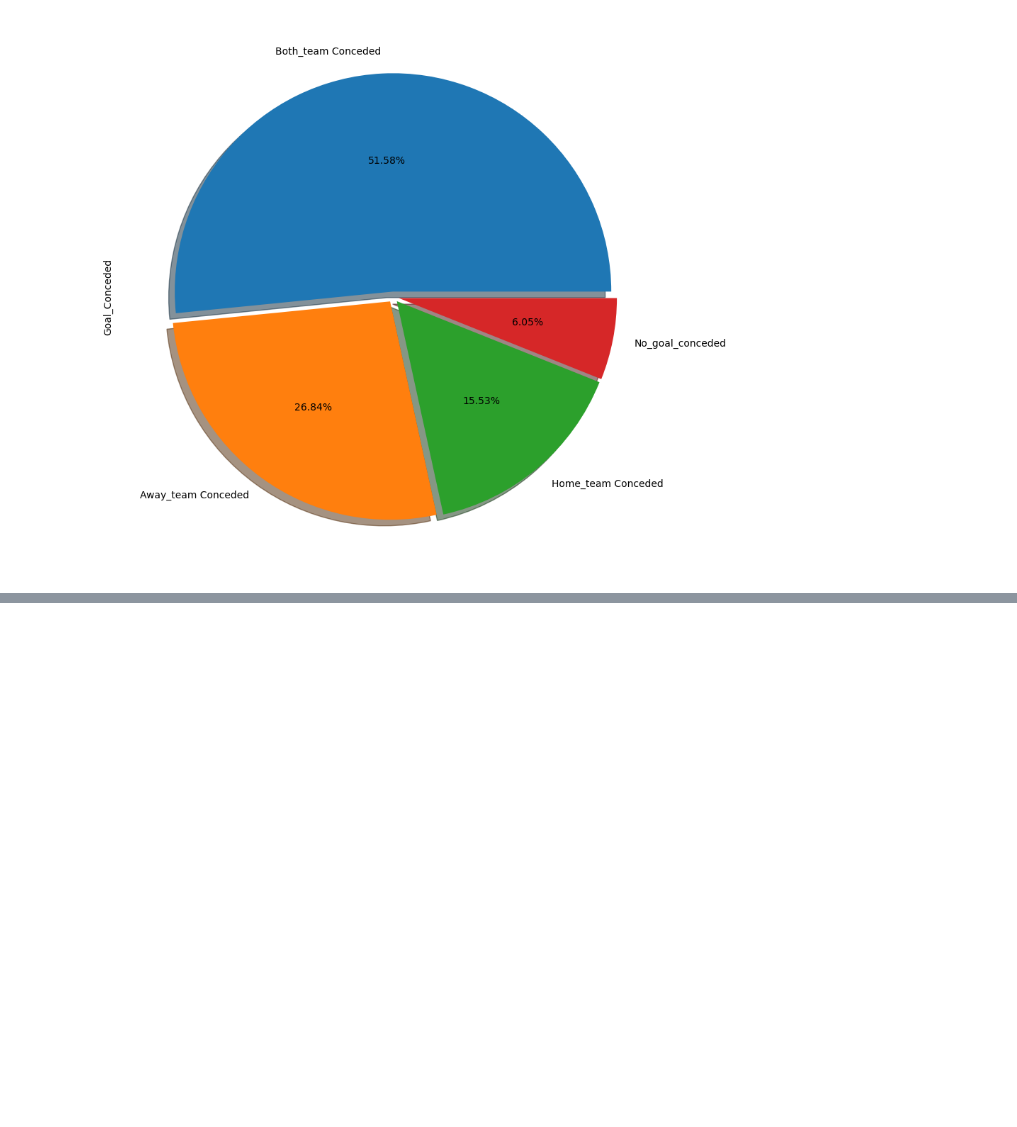
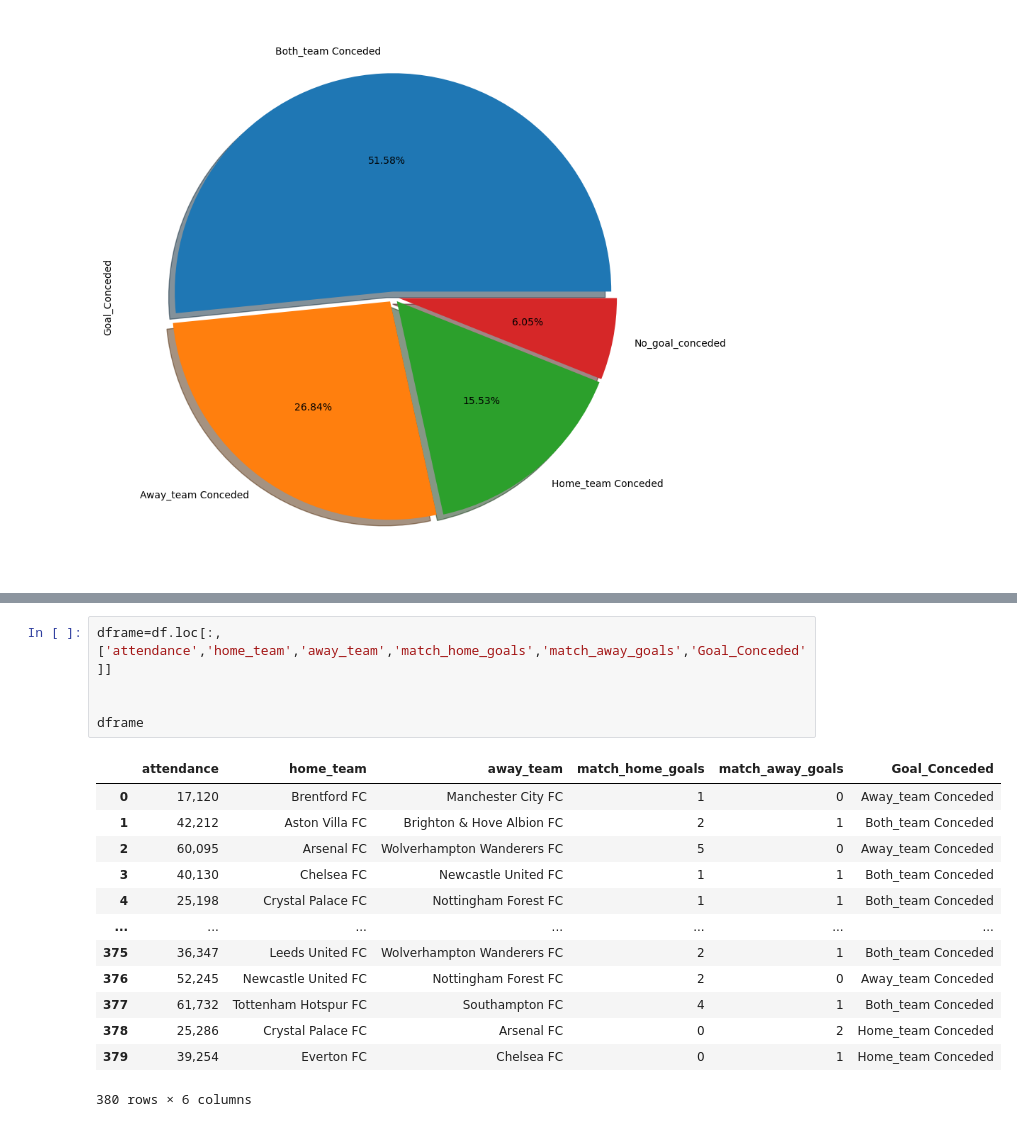
Before and after one commit to YekinData-Analysis/Premiership_Analysis, a Jupyter notebook: Premiership_2022-2023_Analysis.ipynb, the cells around one changed output, grey strips where cells are left out. Saved outputs shown, nothing was run; the diff lists cells and outputs as text; blank space fills up the shorter version.

```diff
--- a/Premiership_2022-2023_Analysis.ipynb
+++ b/Premiership_2022-2023_Analysis.ipynb
@@ -910,0 +893,19 @@ df
+# %%
+dframe=df.loc[:,['attendance','home_team','away_team','match_home_goals','match_away_goals','Goal_Conceded']]
+
+
+dframe
+# %% [output]
+|  | attendance | home_team | away_team | match_home_goals | match_away_goals | Goal_Conceded |
+| 0 | 17,120 | Brentford FC | Manchester City FC | 1 | 0 | Away_team Conceded |
+| 1 | 42,212 | Aston Villa FC | Brighton & Hove Albion FC | 2 | 1 | Both_team Conceded |
+| 2 | 60,095 | Arsenal FC | Wolverhampton Wanderers FC | 5 | 0 | Away_team Conceded |
+| 3 | 40,130 | Chelsea FC | Newcastle United FC | 1 | 1 | Both_team Conceded |
+| 4 | 25,198 | Crystal Palace FC | Nottingham Forest FC | 1 | 1 | Both_team Conceded |
+| ... | ... | ... | ... | ... | ... | ... |
+| 375 | 36,347 | Leeds United FC | Wolverhampton Wanderers FC | 2 | 1 | Both_team Conceded |
+| 376 | 52,245 | Newcastle United FC | Nottingham Forest FC | 2 | 0 | Away_team Conceded |
+| 377 | 61,732 | Tottenham Hotspur FC | Southampton FC | 4 | 1 | Both_team Conceded |
+| 378 | 25,286 | Crystal Palace FC | Arsenal FC | 0 | 2 | Home_team Conceded |
+| 379 | 39,254 | Everton FC | Chelsea FC | 0 | 1 | Home_team Conceded |
+380 rows × 6 columns
```
Also changed, not shown: parts of 14 cells of this notebook.
